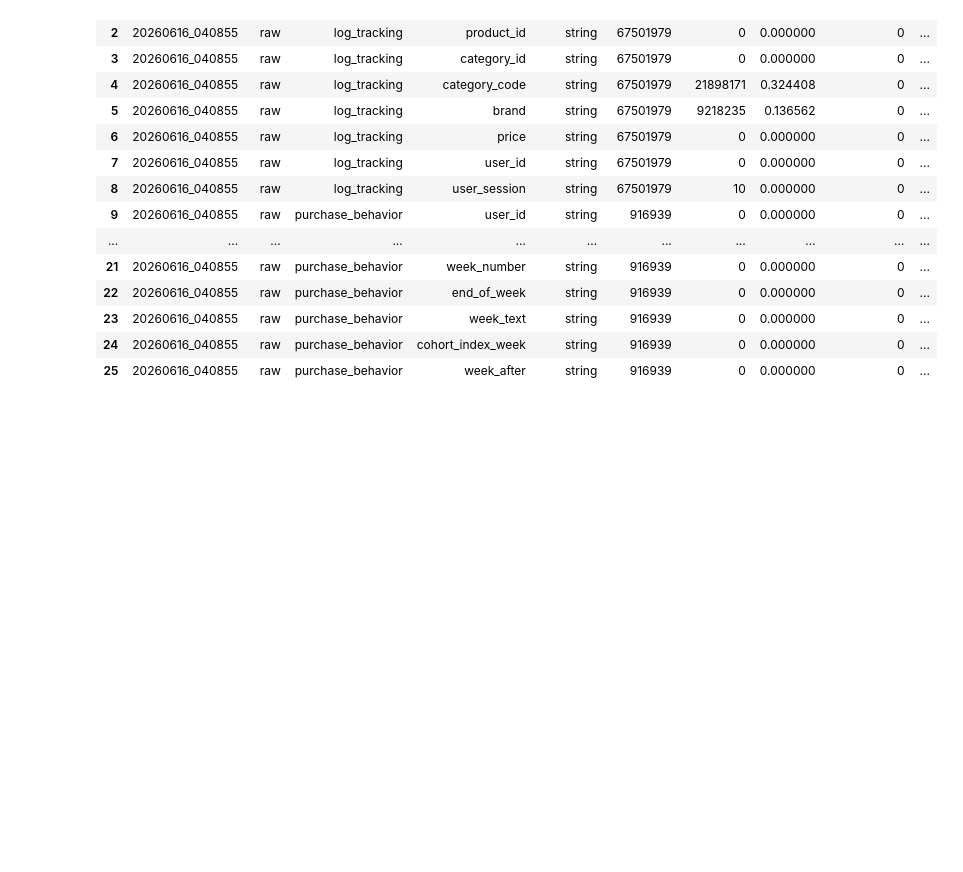
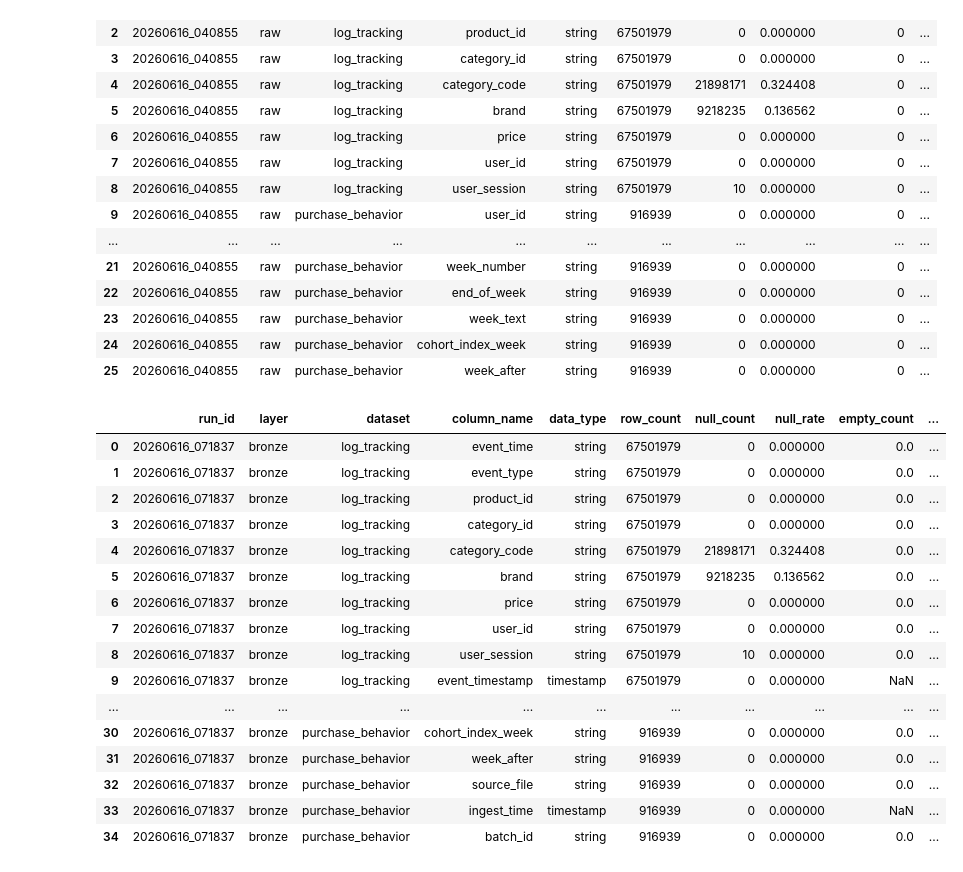
Before and after one commit to Vuminhnhat11224897/Spark_logs_lab, a Jupyter notebook: notebook/data.ipynb, the cells around one changed output. Cells and saved outputs as stored; diff of their text form; code cells hidden in the pictures; blank space fills up the shorter version.

Commit message:
docs(project): update exploration notebook

```diff
--- a/notebook/data.ipynb
+++ b/notebook/data.ipynb
@@ -142,3 +142,24 @@ data_quality.head(40)
 | 23 | 20260616_040855 | raw | purchase_behavior | week_text | string | 916939 | 0 | 0.000000 | 0 | ... |
 | 24 | 20260616_040855 | raw | purchase_behavior | cohort_index_week | string | 916939 | 0 | 0.000000 | 0 | ... |
 | 25 | 20260616_040855 | raw | purchase_behavior | week_after | string | 916939 | 0 | 0.000000 | 0 | ... |
+# %%
+data_quality_bronze = pd.read_csv('/home/zseefvhu12/projects/spark_training/results/bronze_data_profiles.csv')
+data_quality_bronze.head(40)
+# %% [output]
+|  | run_id | layer | dataset | column_name | data_type | row_count | null_count | null_rate | empty_count | ... |
+| 0 | 20260616_071837 | bronze | log_tracking | event_time | string | 67501979 | 0 | 0.000000 | 0.0 | ... |
+| 1 | 20260616_071837 | bronze | log_tracking | event_type | string | 67501979 | 0 | 0.000000 | 0.0 | ... |
+| 2 | 20260616_071837 | bronze | log_tracking | product_id | string | 67501979 | 0 | 0.000000 | 0.0 | ... |
+| 3 | 20260616_071837 | bronze | log_tracking | category_id | string | 67501979 | 0 | 0.000000 | 0.0 | ... |
+| 4 | 20260616_071837 | bronze | log_tracking | category_code | string | 67501979 | 21898171 | 0.324408 | 0.0 | ... |
+| 5 | 20260616_071837 | bronze | log_tracking | brand | string | 67501979 | 9218235 | 0.136562 | 0.0 | ... |
+| 6 | 20260616_071837 | bronze | log_tracking | price | string | 67501979 | 0 | 0.000000 | 0.0 | ... |
+| 7 | 20260616_071837 | bronze | log_tracking | user_id | string | 67501979 | 0 | 0.000000 | 0.0 | ... |
+| 8 | 20260616_071837 | bronze | log_tracking | user_session | string | 67501979 | 10 | 0.000000 | 0.0 | ... |
+| 9 | 20260616_071837 | bronze | log_tracking | event_timestamp | timestamp | 67501979 | 0 | 0.000000 | NaN | ... |
+| ... | ... | ... | ... | ... | ... | ... | ... | ... | ... | ... |
+| 30 | 20260616_071837 | bronze | purchase_behavior | cohort_index_week | string | 916939 | 0 | 0.000000 | 0.0 | ... |
+| 31 | 20260616_071837 | bronze | purchase_behavior | week_after | string | 916939 | 0 | 0.000000 | 0.0 | ... |
+| 32 | 20260616_071837 | bronze | purchase_behavior | source_file | string | 916939 | 0 | 0.000000 | 0.0 | ... |
+| 33 | 20260616_071837 | bronze | purchase_behavior | ingest_time | timestamp | 916939 | 0 | 0.000000 | NaN | ... |
+| 34 | 20260616_071837 | bronze | purchase_behavior | batch_id | string | 916939 | 0 | 0.000000 | 0.0 | ... |
```
Also changed, not shown: parts of 1 cell of this notebook.
